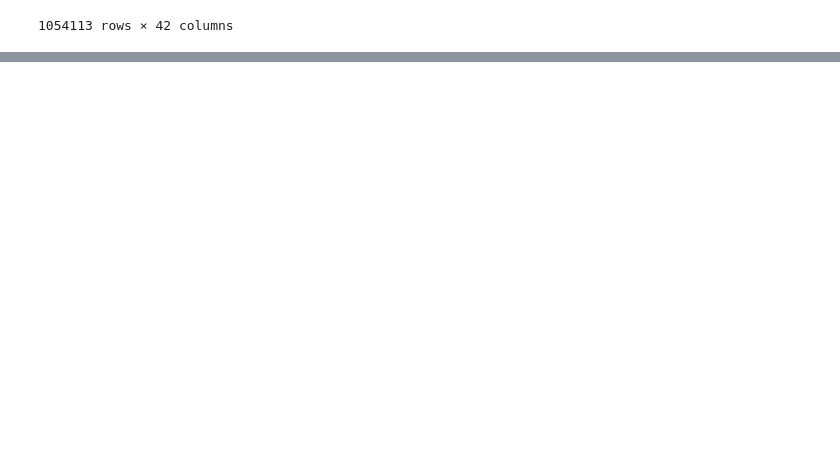
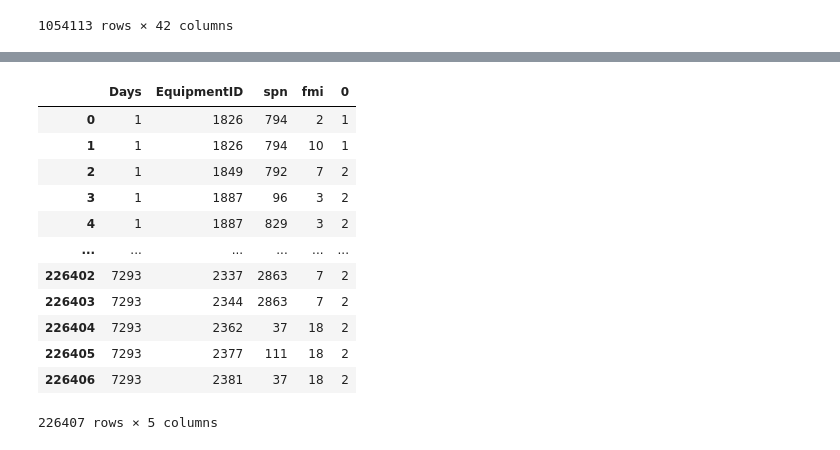
Before and after one commit to hcgreer/big_g_express-data-detectives, a Jupyter notebook: Big_G_New_Dataframes.ipynb, the cells around one changed output, grey strips where cells are left out. Drawn from its saved outputs; the diff is of its cells as text; code cells hidden in the pictures; blank space fills up the shorter version.

```diff
--- a/Big_G_New_Dataframes.ipynb
+++ b/Big_G_New_Dataframes.ipynb
@@ -83,0 +160,24 @@ faults_diagnostics.head()
+# %%
+faults_diagnostics = faults_diagnostics.sort_values('Days', ascending = True).drop('Unnamed: 0', axis=1)
+# %%
+counts = faults_diagnostics.groupby(['Days', 'EquipmentID','spn', 'fmi']).size()
+# %%
+counts = pd.DataFrame(counts)
+# %%
+counts = counts.reset_index()
+# %%
+counts.rename({'0':'Count_of_Ocurrence'})
+# %% [output]
+|  | Days | EquipmentID | spn | fmi | 0 |
+| 0 | 1 | 1826 | 794 | 2 | 1 |
+| 1 | 1 | 1826 | 794 | 10 | 1 |
+| 2 | 1 | 1849 | 792 | 7 | 2 |
+| 3 | 1 | 1887 | 96 | 3 | 2 |
+| 4 | 1 | 1887 | 829 | 3 | 2 |
+| ... | ... | ... | ... | ... | ... |
+| 226402 | 7293 | 2337 | 2863 | 7 | 2 |
+| 226403 | 7293 | 2344 | 2863 | 7 | 2 |
+| 226404 | 7293 | 2362 | 37 | 18 | 2 |
+| 226405 | 7293 | 2377 | 111 | 18 | 2 |
+| 226406 | 7293 | 2381 | 37 | 18 | 2 |
+226407 rows × 5 columns
```
Also changed, not shown: parts of 13 cells of this notebook.
